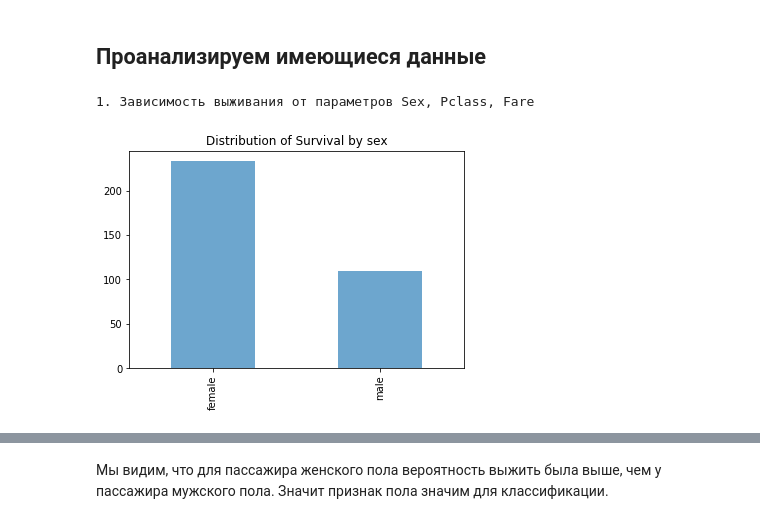
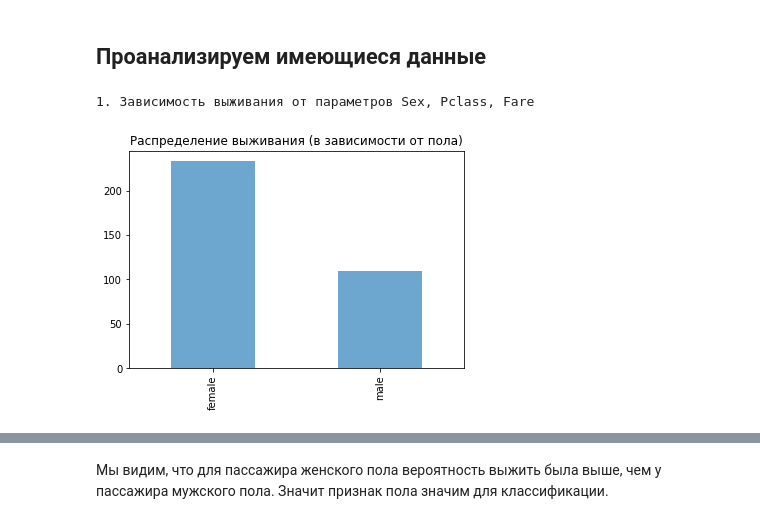
Before and after one commit to Shakurova/ML_course, a Jupyter notebook: hw1/Trees Homework.ipynb, the cells around one changed output, grey strips where cells are left out. Saved outputs shown, nothing was run; the diff lists cells and outputs as text; code cells hidden in the pictures.

```diff
--- a/hw1/Trees Homework.ipynb
+++ b/hw1/Trees Homework.ipynb
@@ -42,13 +42,13 @@ df.describe()
 # %%
 print('1. Зависимость выживания от параметров Sex, Pclass, Fare')
 
 alpha_level = 0.65
 
 # Sex
 df_sex_survived = df.Sex[df.Survived == 1].value_counts()
 df_sex_survived.plot(kind='bar', alpha=alpha_level)
-plt.title("Distribution of Survival by sex")
+plt.title("Распределение выживания (в зависимости от пола)")
 plt.show()
 # %% [output]
 1. Зависимость выживания от параметров Sex, Pclass, Fare
-[figure, old version]
+[figure, new version]
```
Also changed, not shown: parts of 26 cells of this notebook.
